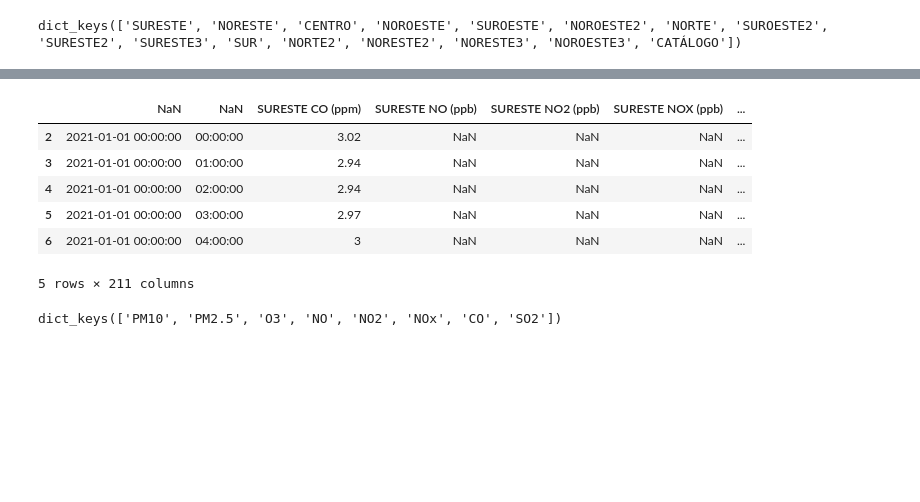
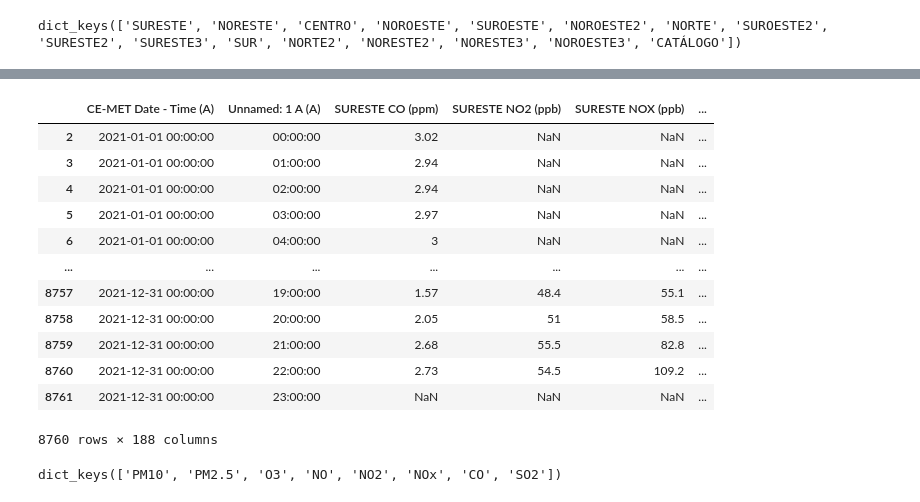
Before and after one commit to Huesoro/Multivariate_Analysis, a Jupyter notebook: DEA.ipynb, the cells around one changed output, grey strips where cells are left out. Saved outputs shown, nothing was run; the diff lists cells and outputs as text; code cells hidden in the pictures; blank space fills up the shorter version.

```diff
--- a/DEA.ipynb
+++ b/DEA.ipynb
@@ -3,5 +3,8 @@ import pandas as pd
 import numpy as np
 import matplotlib.pyplot as plt
 import seaborn as sns
+# %%
+#Put unlimited max columns when displaying dataframes
+pd.set_option('display.max_columns', None)
 # %%
 df2023_2024 = pd.read_excel("DATOS HISTÓRICOS 2023_2024_TODAS ESTACIONES_ITESM.xlsx")
@@ -74,20 +296,34 @@ df2020_2021["SURESTE"].head()
 # %%
 df2021_contaminante = pd.read_excel("DATOS HISTÓRICOS 2021_Contaminante.xlsx")
+# %%
+df2021_contaminante.head()
+#df2021_contaminante.loc[0,:] = df2023_2024.loc[0,:].fillna("A")
+df2021_contaminante.loc[0,:] = df2021_contaminante.loc[0,:].fillna("A")
+df2021_contaminante.loc[1,:] = df2021_contaminante.loc[1,:].fillna("A")
 # %%
 #Select the column name until a . appears
 df2021_contaminante.columns = df2021_contaminante.columns.str.split('.').str[0]
 df2021_contaminante.columns = df2021_contaminante.columns + " " + df2021_contaminante.loc[0] + " (" + df2021_contaminante.loc[1] +")"
 df2021_contaminante.drop([0,1], inplace=True)
+# %%
+#Drop all columns with more tan 70% of missing values
+df2021_contaminante.dropna(thresh=df2021_contaminante.shape[0]*0.7, axis=1, inplace=True)
 # %%
-df2021_contaminante.head()
+df2021_contaminante
 # %% [output]
-|  | NaN | NaN | SURESTE CO (ppm) | SURESTE NO (ppb) | SURESTE NO2 (ppb) | SURESTE NOX (ppb) | ... |
-| 2 | 2021-01-01 00:00:00 | 00:00:00 | 3.02 | NaN | NaN | NaN | ... |
-| 3 | 2021-01-01 00:00:00 | 01:00:00 | 2.94 | NaN | NaN | NaN | ... |
-| 4 | 2021-01-01 00:00:00 | 02:00:00 | 2.94 | NaN | NaN | NaN | ... |
-| 5 | 2021-01-01 00:00:00 | 03:00:00 | 2.97 | NaN | NaN | NaN | ... |
-| 6 | 2021-01-01 00:00:00 | 04:00:00 | 3 | NaN | NaN | NaN | ... |
+|  | CE-MET Date - Time (A) | Unnamed: 1 A (A) | SURESTE CO (ppm) | SURESTE NO2 (ppb) | SURESTE NOX (ppb) | ... |
+| 2 | 2021-01-01 00:00:00 | 00:00:00 | 3.02 | NaN | NaN | ... |
+| 3 | 2021-01-01 00:00:00 | 01:00:00 | 2.94 | NaN | NaN | ... |
+| 4 | 2021-01-01 00:00:00 | 02:00:00 | 2.94 | NaN | NaN | ... |
+| 5 | 2021-01-01 00:00:00 | 03:00:00 | 2.97 | NaN | NaN | ... |
+| 6 | 2021-01-01 00:00:00 | 04:00:00 | 3 | NaN | NaN | ... |
+| ... | ... | ... | ... | ... | ... | ... |
+| 8757 | 2021-12-31 00:00:00 | 19:00:00 | 1.57 | 48.4 | 55.1 | ... |
+| 8758 | 2021-12-31 00:00:00 | 20:00:00 | 2.05 | 51 | 58.5 | ... |
+| 8759 | 2021-12-31 00:00:00 | 21:00:00 | 2.68 | 55.5 | 82.8 | ... |
+| 8760 | 2021-12-31 00:00:00 | 22:00:00 | 2.73 | 54.5 | 109.2 | ... |
+| 8761 | 2021-12-31 00:00:00 | 23:00:00 | NaN | NaN | NaN | ... |
-5 rows × 211 columns
+8760 rows × 188 columns
 # %%
 df2020_contaminante = pd.read_excel("DATOS HISTÓRICOS 2020_Contaminante.xlsx", sheet_name=None)
 # %%
```
Also changed, not shown: parts of 26 cells of this notebook.
